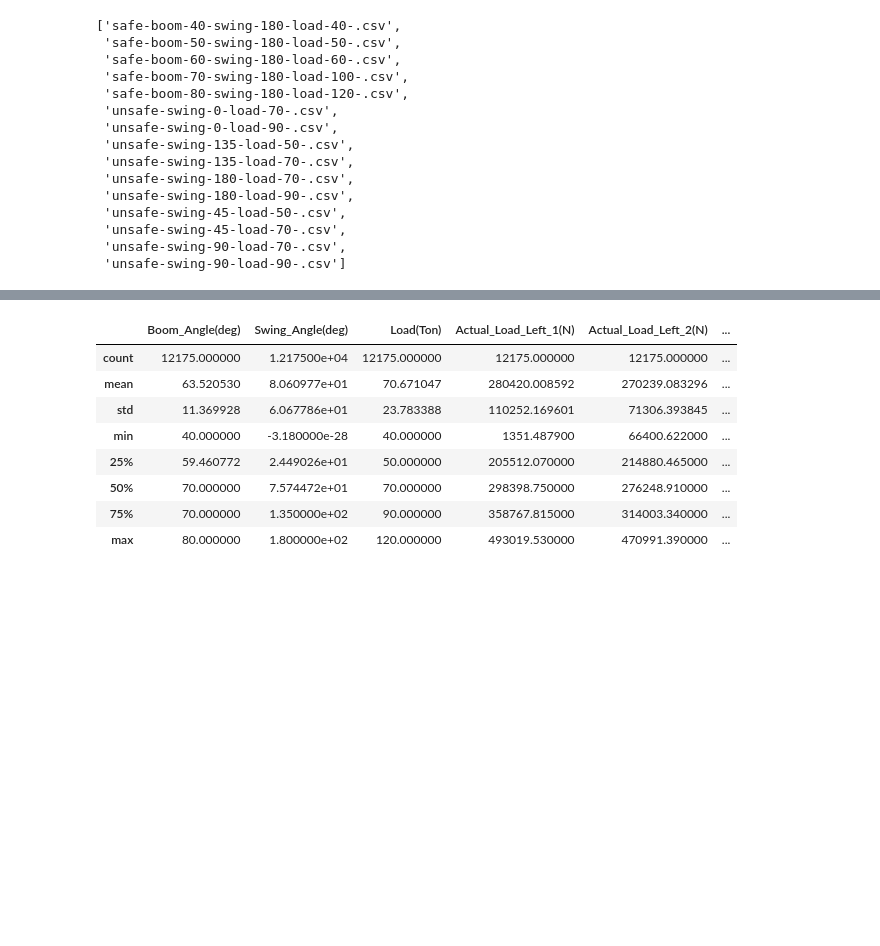
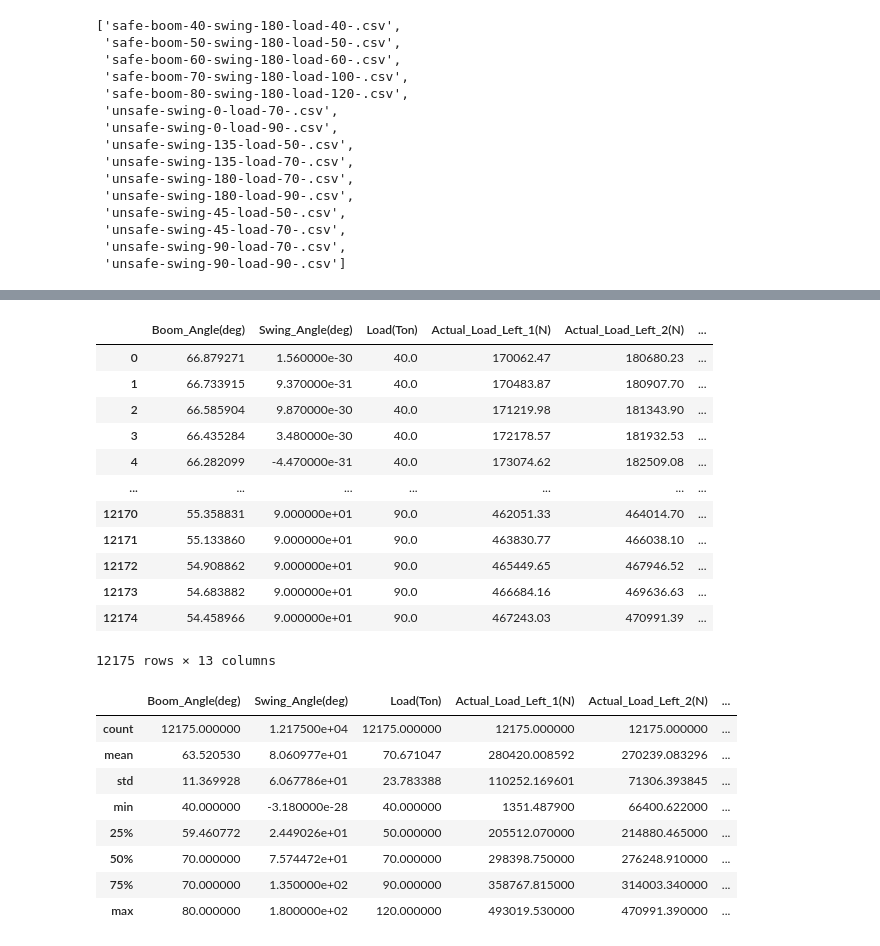
Before and after one commit to jinbeomjeong/estimate_crawler_crane_ground_pressure, a Jupyter notebook: benchmark_model.ipynb, the cells around one changed output, grey strips where cells are left out. Saved outputs shown, nothing was run; the diff lists cells and outputs as text; code cells hidden in the pictures; blank space fills up the shorter version.

```diff
--- a/benchmark_model.ipynb
+++ b/benchmark_model.ipynb
@@ -82,5 +81,22 @@ rf_pred_arr = np.vstack(rf_pred_list)
 # %%
 val_dataset = dataset_inst.get_val_dataset()
+# %%
+val_dataset.reset_index(drop=True, inplace=True)
+val_dataset
+# %% [output]
+|  | Boom_Angle(deg) | Swing_Angle(deg) | Load(Ton) | Actual_Load_Left_1(N) | Actual_Load_Left_2(N) | ... |
+| 0 | 66.879271 | 1.560000e-30 | 40.0 | 170062.47 | 180680.23 | ... |
+| 1 | 66.733915 | 9.370000e-31 | 40.0 | 170483.87 | 180907.70 | ... |
+| 2 | 66.585904 | 9.870000e-30 | 40.0 | 171219.98 | 181343.90 | ... |
+| 3 | 66.435284 | 3.480000e-30 | 40.0 | 172178.57 | 181932.53 | ... |
+| 4 | 66.282099 | -4.470000e-31 | 40.0 | 173074.62 | 182509.08 | ... |
+| ... | ... | ... | ... | ... | ... | ... |
+| 12170 | 55.358831 | 9.000000e+01 | 90.0 | 462051.33 | 464014.70 | ... |
+| 12171 | 55.133860 | 9.000000e+01 | 90.0 | 463830.77 | 466038.10 | ... |
+| 12172 | 54.908862 | 9.000000e+01 | 90.0 | 465449.65 | 467946.52 | ... |
+| 12173 | 54.683882 | 9.000000e+01 | 90.0 | 466684.16 | 469636.63 | ... |
+| 12174 | 54.458966 | 9.000000e+01 | 90.0 | 467243.03 | 470991.39 | ... |
+12175 rows × 13 columns
 # %%
 actual_load = val_dataset[dataset_inst.get_data_target_names()].values
 absolute_error = pd.DataFrame(abs(actual_load-rf_pred_arr), columns=absolute_error_names)
```
Also changed, not shown: parts of 14 cells of this notebook.
